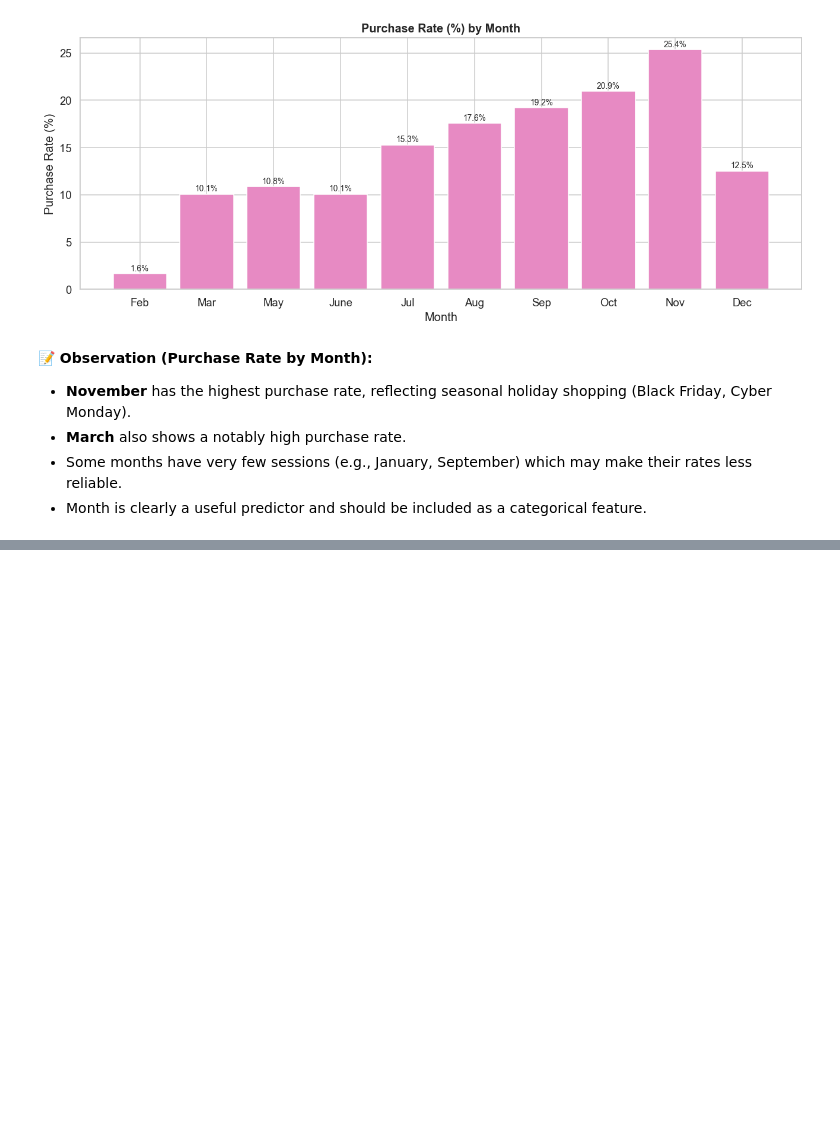
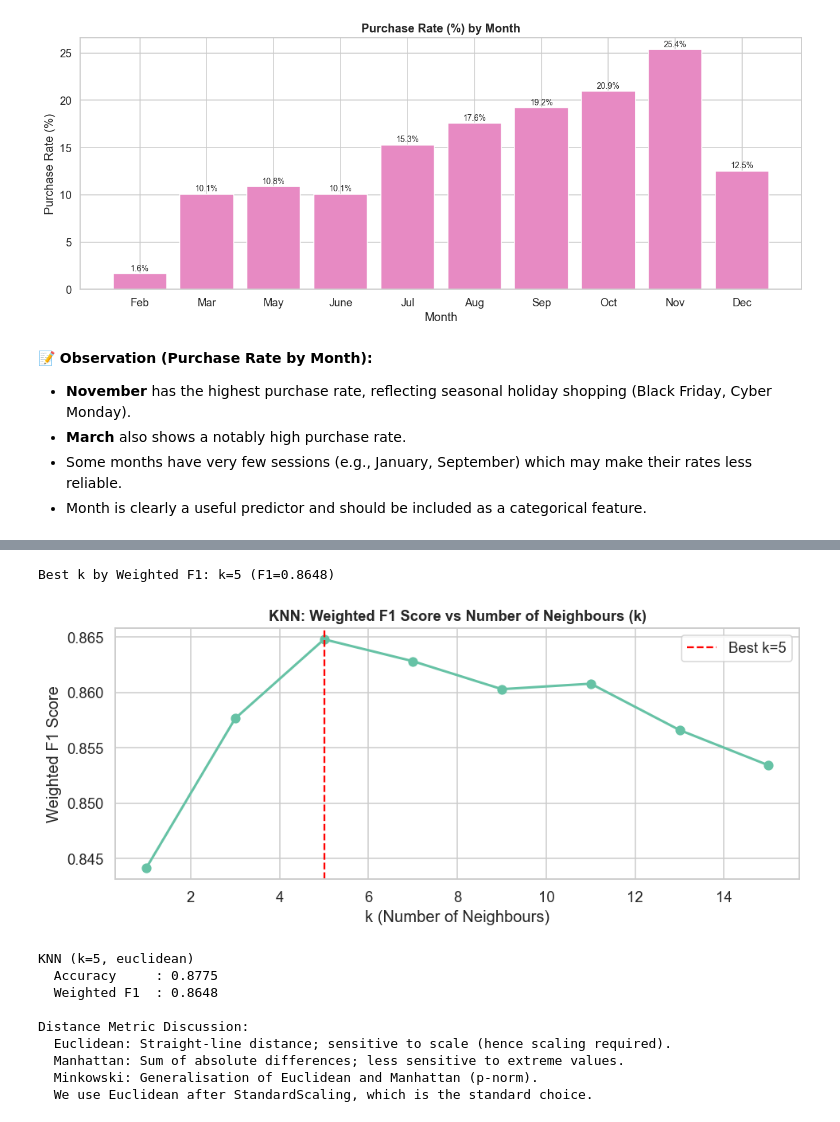
Before and after one commit to gauresh1036/ML_Capstone, a Jupyter notebook: notebooks/classification.ipynb, the cells around one changed output, grey strips where cells are left out. Cells and saved outputs as stored; diff of their text form; code cells hidden in the pictures; blank space fills up the shorter version.

Commit message:
feat(classification): implement preprocessing, Logistic Regression, KNN, and Gaussian Naive Bayes

```diff
--- a/notebooks/classification.ipynb
+++ b/notebooks/classification.ipynb
@@ -372,0 +551,16 @@ plt.show()
+# %%
+# ------------------------------------------------------------------
+# 3.9  Feature Scaling — StandardScaler fitted on X_train only
+# Scale-sensitive models: Logistic Regression, KNN, SVC
+# Tree-based models (Decision Tree, Naive Bayes) don't require scaling
+# ------------------------------------------------------------------
+scaler = StandardScaler()
+X_train_sc = scaler.fit_transform(X_train)    # Fit on train, transform train
+X_test_sc  = scaler.transform(X_test)         # Transform test with train stats
+
+X_train_sc = pd.DataFrame(X_train_sc, columns=X_train.columns, index=X_train.index)
+X_test_sc  = pd.DataFrame(X_test_sc,  columns=X_test.columns,  index=X_test.index)
+
+print('StandardScaler fitted on X_train only — no data leakage.')
+print(f'X_train_sc shape: {X_train_sc.shape}')
+print(f'X_test_sc  shape: {X_test_sc.shape}')
@@ -372,0 +676,53 @@ plt.show()
+# %%
+# ==================================================================
+# MODEL 2 — K-Nearest Neighbors (KNN)
+# Classifies based on majority vote among k nearest neighbours.
+# Distance-sensitive — REQUIRES scaled features.
+# ==================================================================
+
+# Tune k: try k = 1,3,5,7,9,11,13,15
+k_values = list(range(1, 16, 2))
+k_scores = []
+for k in k_values:
+    knn = KNeighborsClassifier(n_neighbors=k, metric='euclidean')
+    knn.fit(X_train_sc, y_train)
+    f1 = f1_score(y_test, knn.predict(X_test_sc), average='weighted')
+    k_scores.append(f1)
+
+best_k = k_values[np.argmax(k_scores)]
+print(f'Best k by Weighted F1: k={best_k} (F1={max(k_scores):.4f})')
+
+# Plot k vs Weighted F1
+fig, ax = plt.subplots(figsize=(9, 4))
+ax.plot(k_values, k_scores, 'o-', color=COLORS[0], linewidth=2, markersize=7)
+ax.axvline(best_k, color='red', linestyle='--', linewidth=1.5, label=f'Best k={best_k}')
+ax.set_title('KNN: Weighted F1 Score vs Number of Neighbours (k)', fontsize=12, fontweight='bold')
+ax.set_xlabel('k (Number of Neighbours)')
+ax.set_ylabel('Weighted F1 Score')
+ax.legend()
+plt.tight_layout()
+plt.show()
+
+evaluate_classifier(
+    f'KNN (k={best_k}, euclidean)',
+    KNeighborsClassifier(n_neighbors=best_k, metric='euclidean'),
+    X_train_sc, X_test_sc, y_train, y_test
+)
+
+print('Distance Metric Discussion:')
+print('  Euclidean: Straight-line distance; sensitive to scale (hence scaling required).')
+print('  Manhattan: Sum of absolute differences; less sensitive to extreme values.')
+print('  Minkowski: Generalisation of Euclidean and Manhattan (p-norm).')
+print('  We use Euclidean after StandardScaling, which is the standard choice.')
+# %% [output]
+Best k by Weighted F1: k=5 (F1=0.8648)
+[figure, added]
+KNN (k=5, euclidean)
+  Accuracy     : 0.8775
+  Weighted F1  : 0.8648
+
+Distance Metric Discussion:
+  Euclidean: Straight-line distance; sensitive to scale (hence scaling required).
+  Manhattan: Sum of absolute differences; less sensitive to extreme values.
+  Minkowski: Generalisation of Euclidean and Manhattan (p-norm).
+  We use Euclidean after StandardScaling, which is the standard choice.
```
Also changed, not shown: parts of 15 cells of this notebook.
